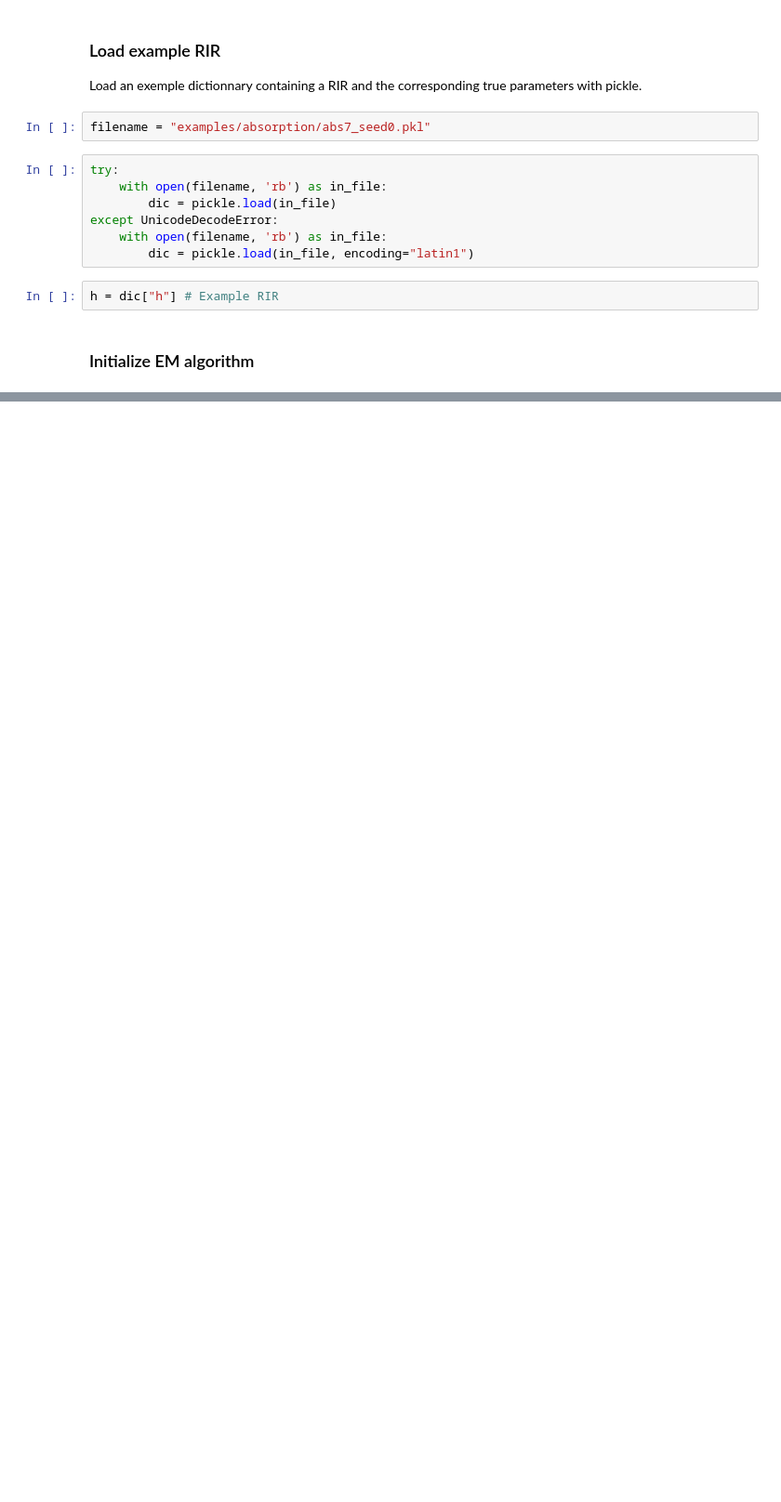
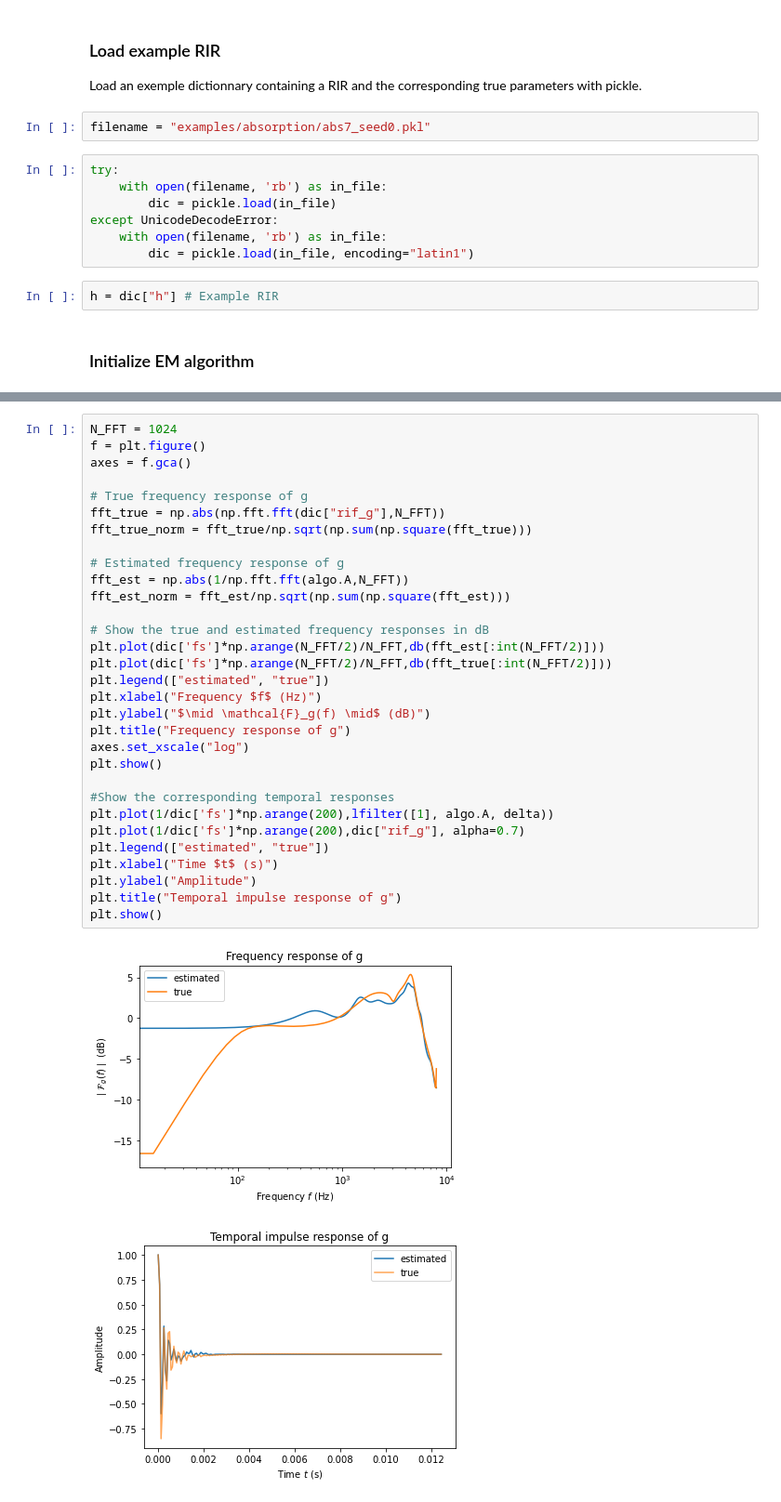
Before and after one commit to Aknin/P_matrix_model, a Jupyter notebook: example.ipynb, the cells around one changed output, grey strips where cells are left out. Shown at 93% size. Cells and saved outputs as stored; diff of their text form; blank space fills up the shorter version.

```diff
--- a/example.ipynb
+++ b/example.ipynb
@@ -77,0 +124,34 @@ Progress: [####################] 100.0%
+# %%
+N_FFT = 1024
+f = plt.figure()
+axes = f.gca()
+
+# True frequency response of g
+fft_true = np.abs(np.fft.fft(dic["rif_g"],N_FFT))
+fft_true_norm = fft_true/np.sqrt(np.sum(np.square(fft_true)))
+
+# Estimated frequency response of g
+fft_est = np.abs(1/np.fft.fft(algo.A,N_FFT))
+fft_est_norm = fft_est/np.sqrt(np.sum(np.square(fft_est)))
+
+# Show the true and estimated frequency responses in dB
+plt.plot(dic['fs']*np.arange(N_FFT/2)/N_FFT,db(fft_est[:int(N_FFT/2)]))
+plt.plot(dic['fs']*np.arange(N_FFT/2)/N_FFT,db(fft_true[:int(N_FFT/2)]))
+plt.legend(["estimated", "true"])
+plt.xlabel("Frequency $f$ (Hz)")
+plt.ylabel("$\mid \mathcal{F}_g(f) \mid$ (dB)")
+plt.title("Frequency response of g")
+axes.set_xscale("log")
+plt.show()
+
+#Show the corresponding temporal responses
+plt.plot(1/dic['fs']*np.arange(200),lfilter([1], algo.A, delta))
+plt.plot(1/dic['fs']*np.arange(200),dic["rif_g"], alpha=0.7)
+plt.legend(["estimated", "true"])
+plt.xlabel("Time $t$ (s)")
+plt.ylabel("Amplitude")
+plt.title("Temporal impulse response of g")
+plt.show()
+# %% [output]
+[figure, added]
+[figure, added]
```
Also changed, not shown: parts of 10 cells of this notebook, 1 other file.
